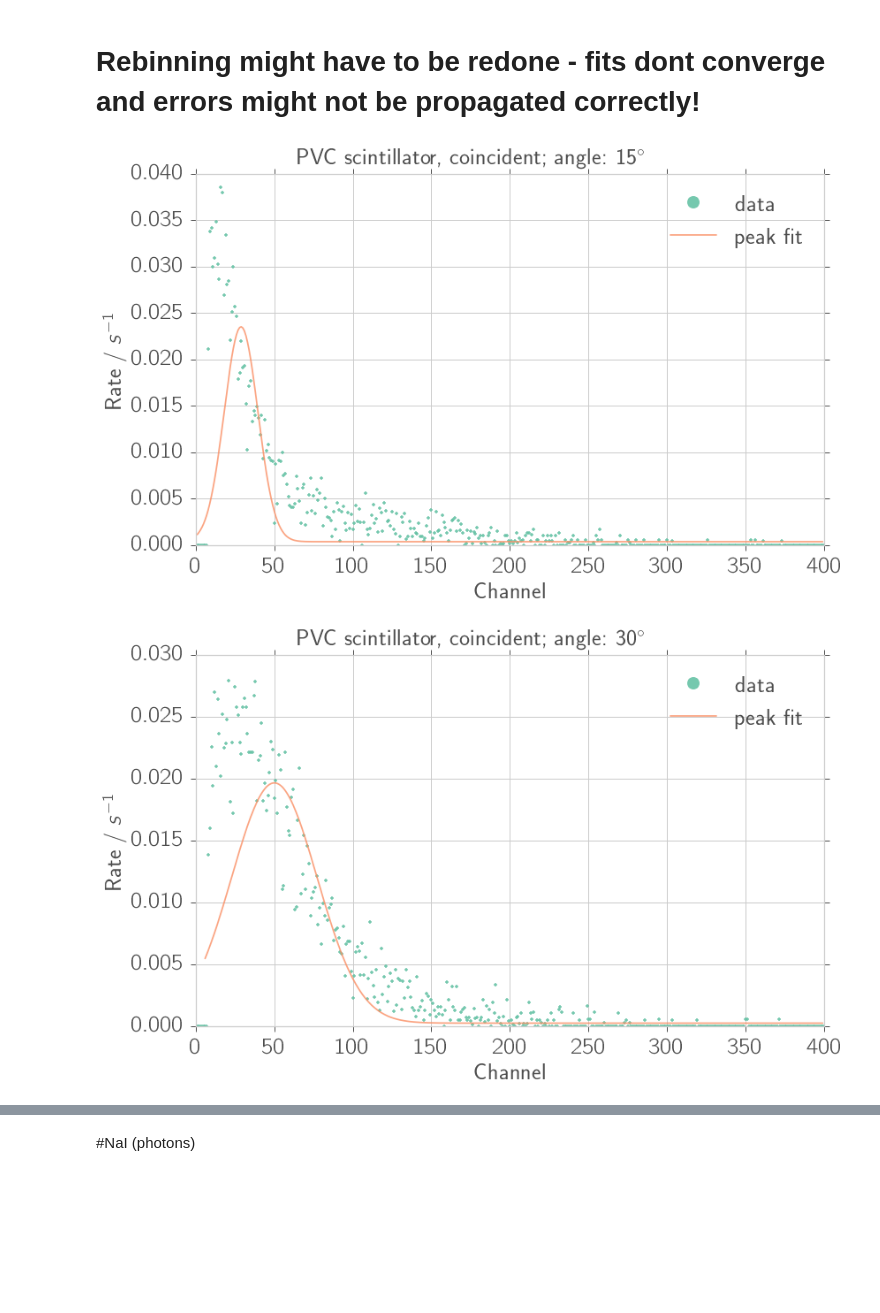
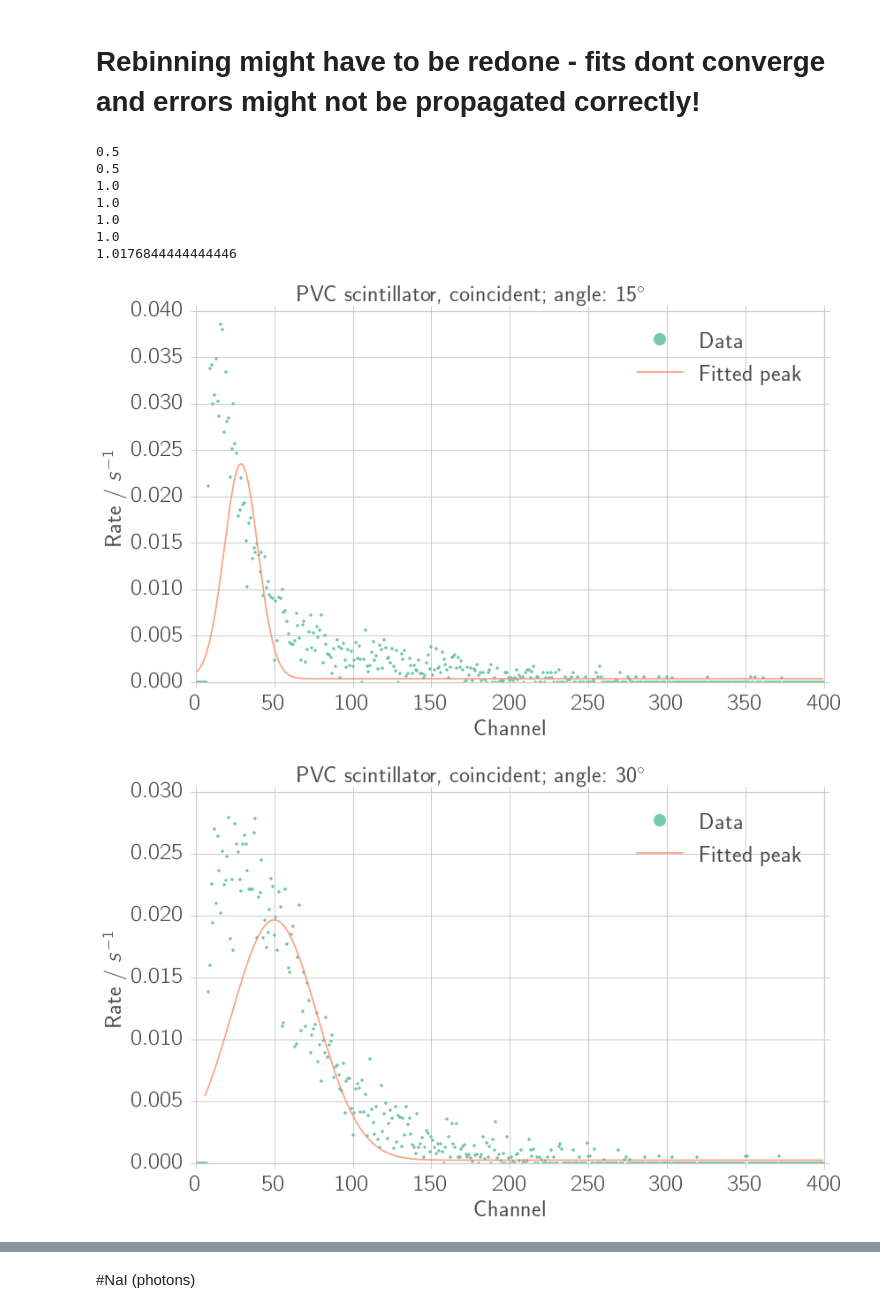
Before and after one commit to Bondzio/fp, a Jupyter notebook: compton/analysis/energy_conservation.ipynb, the cells around one changed output, grey strips where cells are left out. Saved outputs shown, nothing was run; the diff lists cells and outputs as text; code cells hidden in the pictures; blank space fills up the shorter version.

```diff
--- a/compton/analysis/energy_conservation.ipynb
+++ b/compton/analysis/energy_conservation.ipynb
@@ -236,7 +236,7 @@ if save_fig:
 # %%
 # %load fit_n_plot_ps.py
 def fit_n_plot_ps(theta, fit_boundaries, p0, fit=True):
-    save_fig = False
+    save_fig=False
     '''
     Fits coincident electrons from PVC scintillator
     - measured at theta (in degress)
@@ -266,7 +266,7 @@ def fit_n_plot_ps(theta, fit_boundaries, p0, fit=True):
     f.close()
     lines = settings.split('\n')
     t = np.float(lines[5].split()[1]) # livetime is written in line 5...
-
+    print(t/3600)
     rate = y / t
     rate = rate - rate_bg
     rate = rate - rate_rnd
@@ -296,8 +296,9 @@ def fit_n_plot_ps(theta, fit_boundaries, p0, fit=True):
         fig1, ax1 = plt.subplots(1, 1)
         if not save_fig:
             fig1.suptitle("PVC scintillator, coincident; angle: %i$^\circ$"%theta)
-        ax1.plot(x, y, '.', alpha=0.9, label='data')
-        peak, = ax1.plot(x_fit, fit_peak, '-', alpha=0.8, label='peak fit')
+        ax1.plot(x, y, '.', alpha=0.9, label='Data')
+        fixticks(ax1)
+        peak, = ax1.plot(x_fit, fit_peak, '-', alpha=0.8, label='Fitted peak')
         #ax1.plot([x_c] * 2, [0, max(y)*1.5], '--', c=peak.get_color(), label='peak')
         ax1.set_xlabel("Channel")
         ax1.set_ylabel("Rate / $s^{-1}$")
@@ -313,24 +314,32 @@ def fit_n_plot_ps(theta, fit_boundaries, p0, fit=True):
 # %%
 c_ps_gauss = []
 theta_ps = [15, 30, 45, 60, 75, 90, 105]
 fit_boundaries = [[0, 400],[5, 400], [60, 500],
                   [65, 400],[50, 400], [20, 500],
                   [20, 500]]
 p0 = [[1.5e-2, 5, 40, 0],
       [2e-2, 44, 60, 0],
       [0.01, 80, 40, 0],
       [0.01, 100, 50, 0],
       [0.01, 100, 50, 0],
       [0.01, 100, 50, 0],
       [0.01, 100, 50, 0]]
 
 show_fig = True
-for i in zip(theta_ps, fit_boundaries, p0):
+
+for params in zip(theta_ps, fit_boundaries, p0):
     #if i[0] == 45:
     #    c = (fit_n_plot_ps(*i, fit=True))
     #    print(c)
-    c_ps_gauss.append(fit_n_plot_ps(*i, fit=True))
+    c_ps_gauss.append(fit_n_plot_ps(*params, fit=True))
 show_fig = True
 # %% [output]
+0.5
+0.5
+1.0
+1.0
+1.0
+1.0
+1.0176844444444446
-[figure, old version]
+[figure, new version]
-[figure, old version]
+[figure, new version]
```
Also changed, not shown: parts of 6 cells of this notebook, 25 other files.
